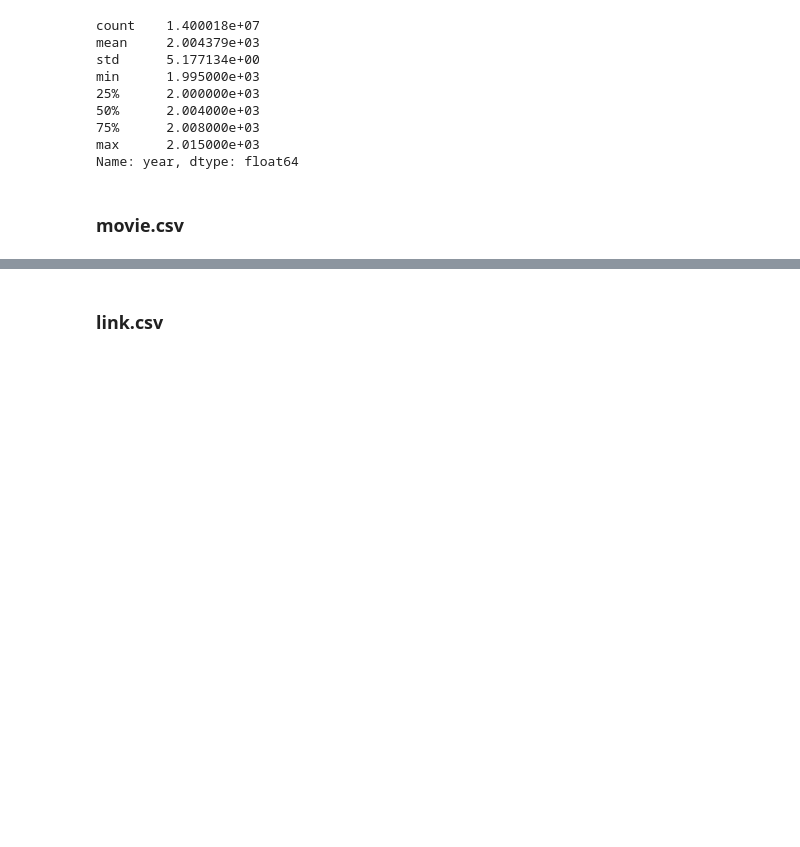
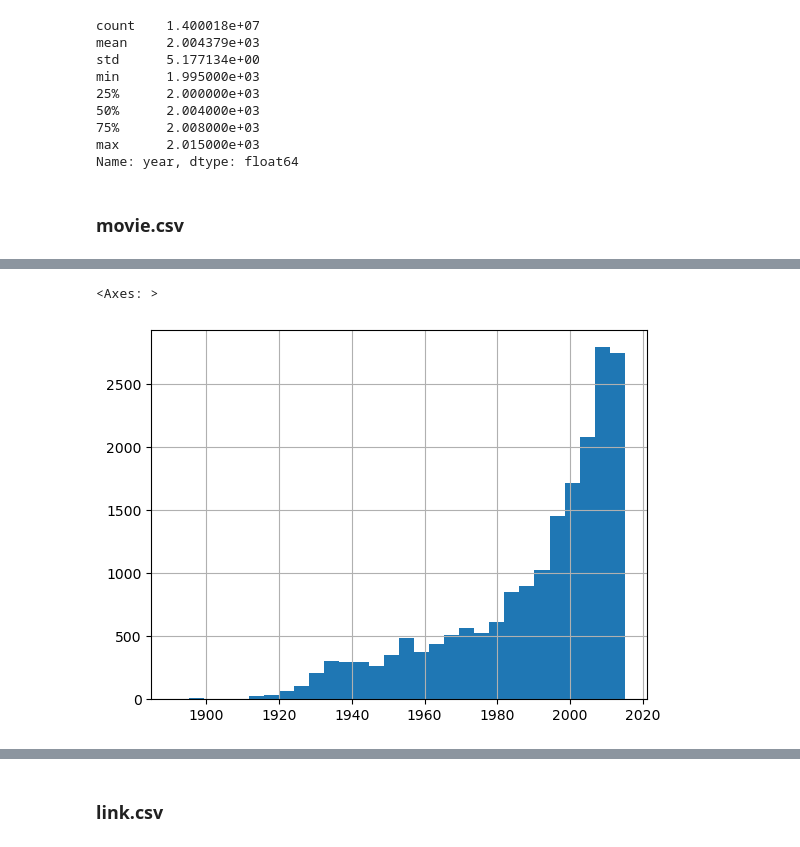
Before and after one commit to mara-sanchez1/MovieLens, a Jupyter notebook: MovieLens.ipynb, the cells around one changed output, grey strips where cells are left out. Drawn from its saved outputs; the diff is of its cells as text; code cells hidden in the pictures; blank space fills up the shorter version.

```diff
--- a/MovieLens.ipynb
+++ b/MovieLens.ipynb
@@ -335,3 +335,8 @@ Name: year, dtype: float64
 # %%
 movie_df = pd.read_csv('data/movie.csv')
 movie_train, movie_test = train_test_split(movie_df, random_state=123, test_size=0.3)
+# %%
+# Reset index because it looks better :)
+movie_train = movie_train.reset_index(drop=True)
+movie_test = movie_test.reset_index(drop=True)
+movie_train.head(5)
@@ -337,0 +367,5 @@ movie_train, movie_test = train_test_split(movie_df, random_state=123, test_size
+# %%
+# Extract the year from the title & check if there's any year missing/get insights
+movie_train["year"] = (movie_train["title"].str.extract(r"\((\d{4})\)$").astype("float"))
+print("Describe:", movie_train["year"].describe())
+print("# of NaNs:", movie_train["year"].isna().sum())
@@ -337,0 +404,6 @@ movie_train, movie_test = train_test_split(movie_df, random_state=123, test_size
+# %%
+# plot # of movies from each year
+movie_train["year"].hist(bins=30)
+# %% [output]
+<Axes: >
+[figure, added]
```
Also changed, not shown: parts of 12 cells of this notebook.
